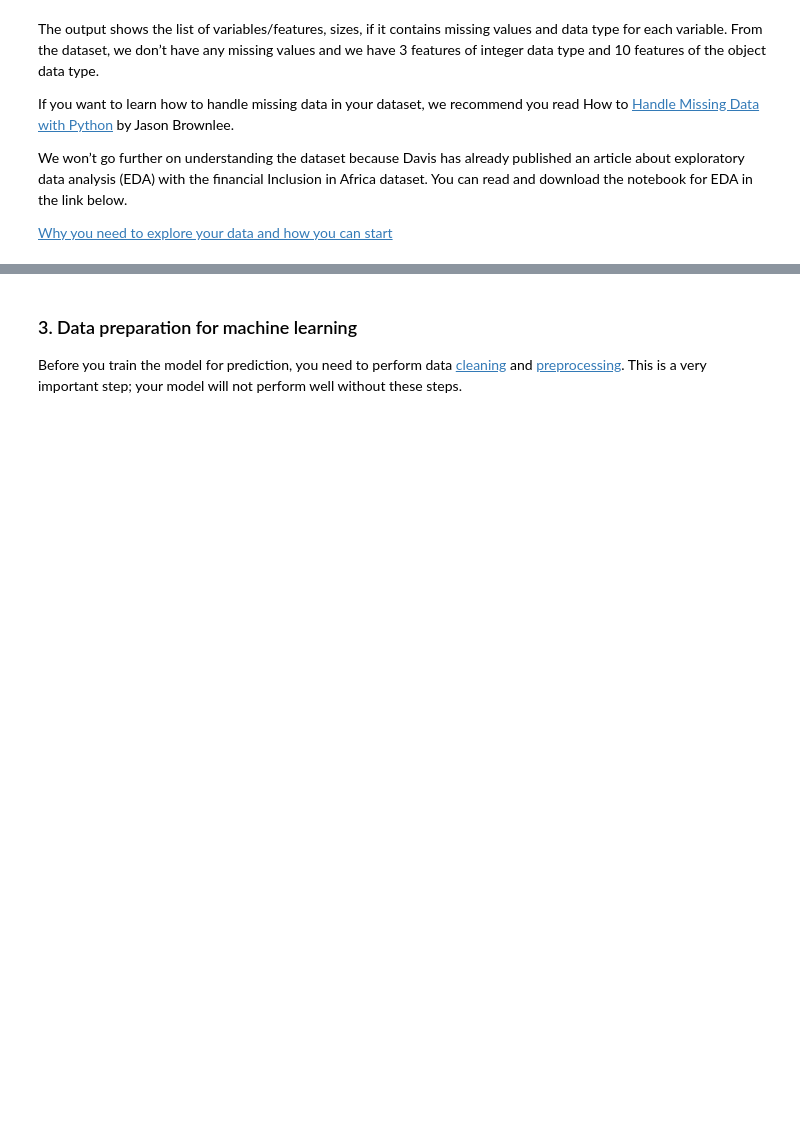
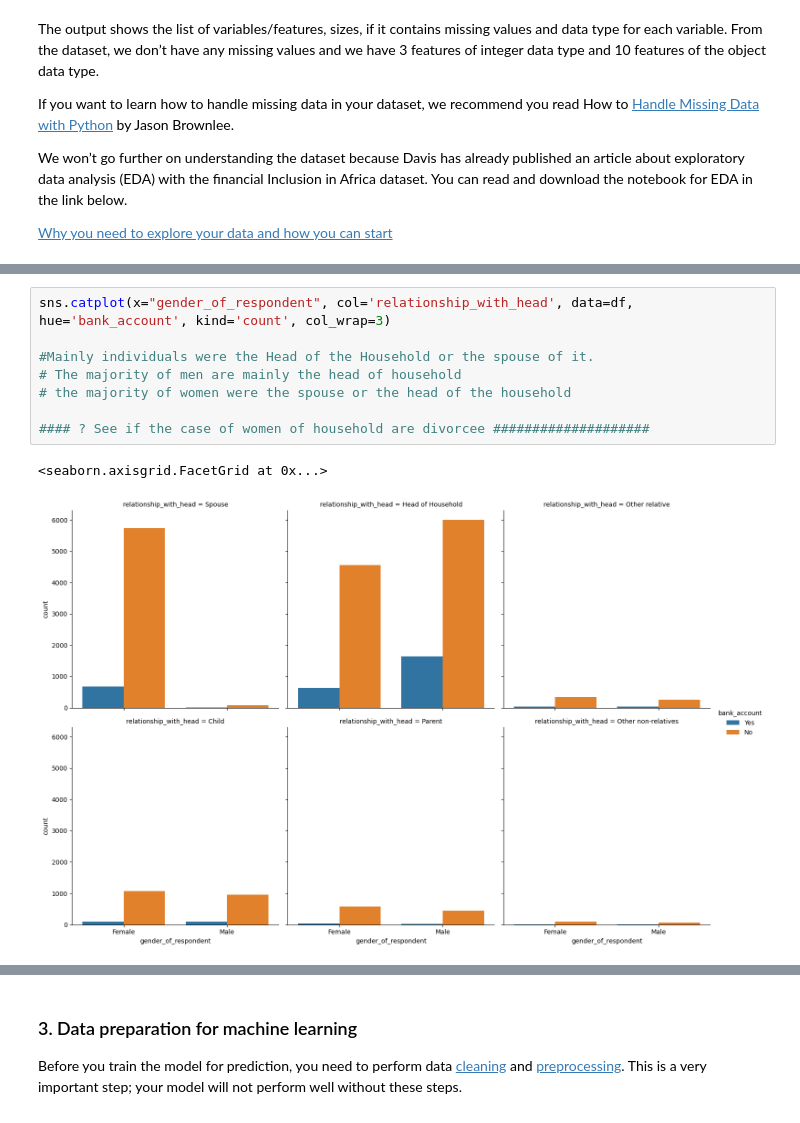
Before and after one commit to ahquin/ds-financial-inclusion, a Jupyter notebook: ml-data-analyse.ipynb, the cells around one changed output, grey strips where cells are left out. Drawn from its saved outputs; the diff is of its cells as text; blank space fills up the shorter version.

```diff
--- a/ml-data-analyse.ipynb
+++ b/ml-data-analyse.ipynb
@@ -140,0 +244,11 @@ variables
+# %%
+sns.catplot(x="gender_of_respondent", col='relationship_with_head', data=df, hue='bank_account', kind='count', col_wrap=3)
+
+#Mainly individuals were the Head of the Household or the spouse of it.
+# The majority of men are mainly the head of household
+# the majority of women were the spouse or the head of the household
+
+#### ? See if the case of women of household are divorcee ####################
+# %% [output]
+<seaborn.axisgrid.FacetGrid at 0x...>
+[figure, added]
```
Also changed, not shown: parts of 40 cells of this notebook, 1 other file.
